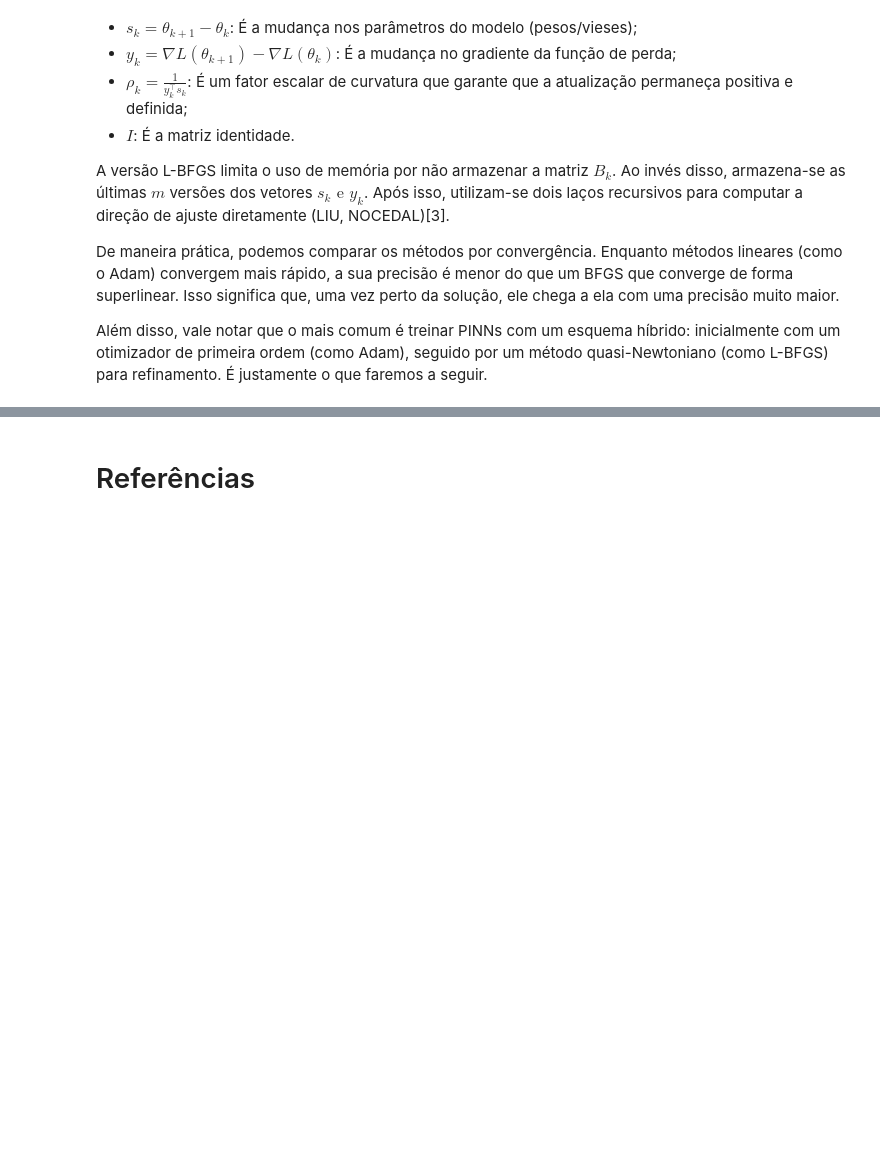
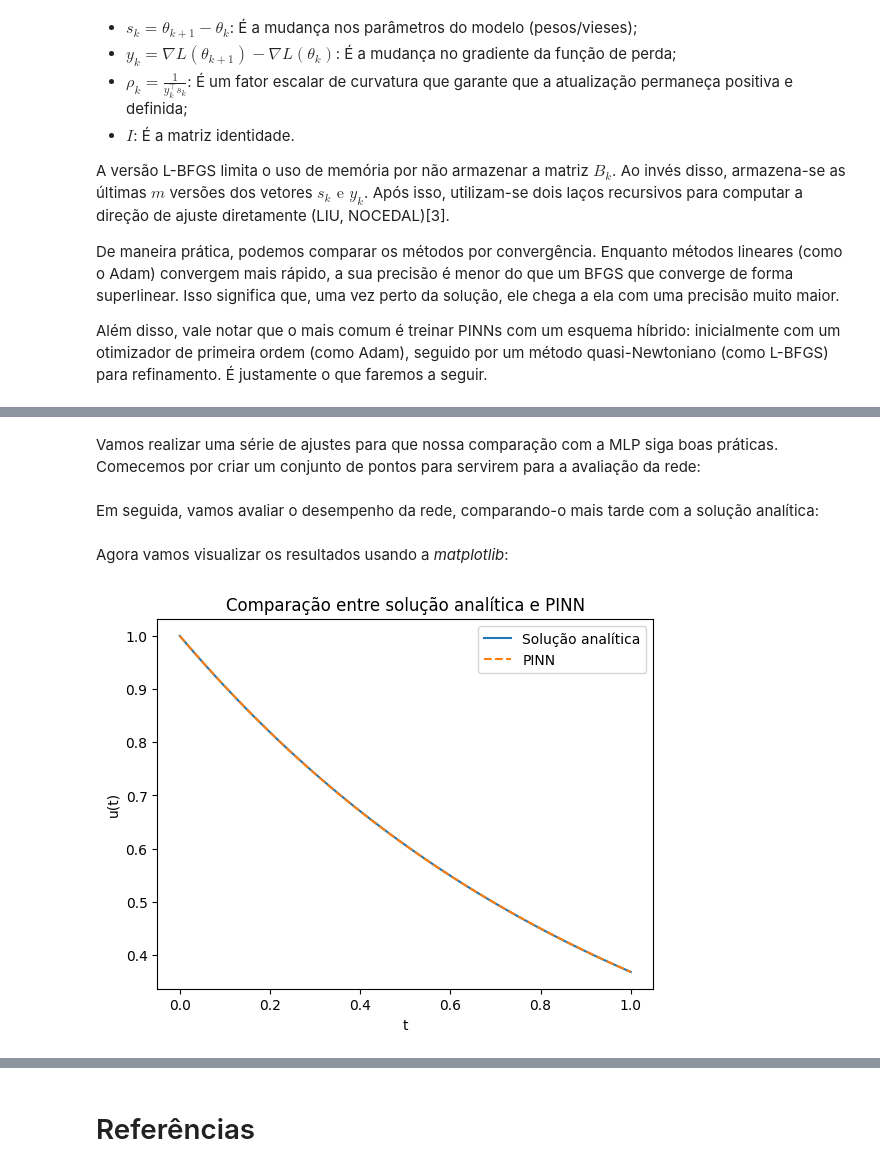
Before and after one commit to matheusMNa/Redes-Neurais, a Jupyter notebook: RN1.ipynb, the cells around one changed output, grey strips where cells are left out. Saved outputs shown, nothing was run; the diff lists cells and outputs as text; code cells hidden in the pictures; blank space fills up the shorter version.

Commit message:
revised the .yml file and finished the notebook for PINNs

```diff
--- a/RN1.ipynb
+++ b/RN1.ipynb
@@ -206,0 +289,4 @@ Além disso, vale notar que o mais comum é treinar PINNs com um esquema híbrid
+# %%
+model = MLP()
+model.train()
+otimizador = torch.optim.Adam(model.parameters(), lr=1e-3)
@@ -206,0 +295,3 @@ Além disso, vale notar que o mais comum é treinar PINNs com um esquema híbrid
+# %%
+k = 1.0 #nossa constante de decaimento
+u0 = torch.tensor([[1.0]]) #nossa condição inicial
@@ -206,0 +366,38 @@ Além disso, vale notar que o mais comum é treinar PINNs com um esquema híbrid
+# %% [markdown]
+Vamos realizar uma série de ajustes para que nossa comparação com a MLP siga boas práticas. Comecemos por criar um conjunto de pontos para servirem para a avaliação da rede:
+# %%
+t_test = torch.linspace(0, 1, 100).view(-1, 1)
+# %% [markdown]
+Em seguida, vamos avaliar o desempenho da rede, comparando-o mais tarde com a solução analítica:
+# %%
+model.eval()
+#trocamos o modo da rede para avaliação
+
+#desligo o cálculo dos gradientes
+with torch.no_grad():
+    #previsões da rede
+    u_pred= model(t_test)
+
+    #solução analítica
+    u_exata = u0 * torch.exp(-k *t_test)
+
+    #conversão
+    t_np = t_test.numpy()
+    u_pred_np = u_pred.numpy()
+    u_exato_np = u_exata.numpy()
+# %% [markdown]
+Agora vamos visualizar os resultados usando a _matplotlib_:
+# %%
+import matplotlib.pyplot as plt
+
+plt.plot(t_np, u_exato_np, label="Solução analítica")
+plt.plot(t_np, u_pred_np, "--", label="PINN")
+
+plt.legend()
+plt.xlabel("t")
+plt.ylabel("u(t)")
+plt.title("Comparação entre solução analítica e PINN")
+
+plt.show()
+# %% [output]
+[figure, added]
```
Also changed, not shown: parts of 45 cells of this notebook, 1 other file.
